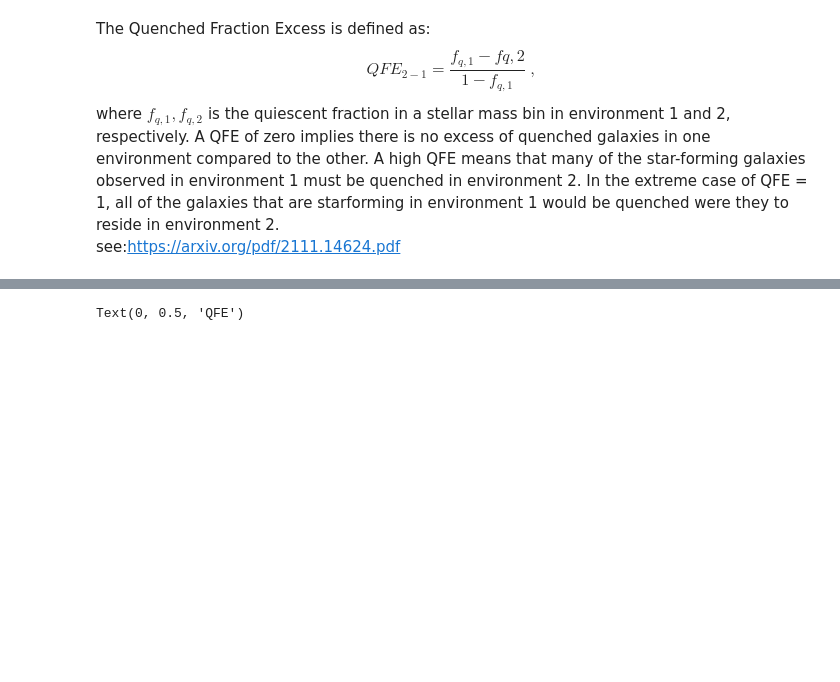
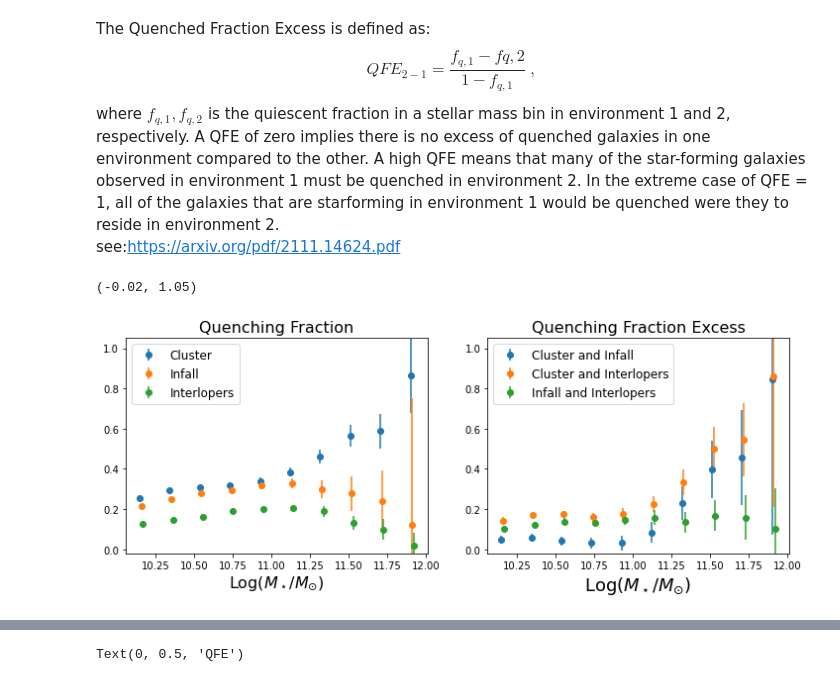
Before and after one commit to estevesjh/galaxyFormation, a Jupyter notebook: notebooks/QuenchingFractionExcess.ipynb, the cells around one changed output, grey strips where cells are left out. Saved outputs shown, nothing was run; the diff lists cells and outputs as text; code cells hidden in the pictures; blank space fills up the shorter version.

```diff
--- a/notebooks/QuenchingFractionExcess.ipynb
+++ b/notebooks/QuenchingFractionExcess.ipynb
@@ -183,0 +213,24 @@ qfe_mass3 = [quenching_fraction_excess(Pn[idx],Pi[idx],1-sf[idx]) for idx in msk
+# %%
+fig = plt.figure(figsize=(12,4))
+
+plt.subplot(1, 2, 1)
+plt.errorbar(mmed,qf_o_mass[0],yerr=qf_i_mass[1],label='Cluster',fmt='o')
+plt.errorbar(mmed+0.010,qf_i_mass[0],yerr=qf_o_mass[1],label='Infall',fmt='o')
+plt.errorbar(mmed+0.020,qf_n_mass[0],yerr=qf_n_mass[1],label='Interlopers',fmt='o')
+plt.legend(fontsize=12,loc=2)
+plt.xlabel(r'Log($M_\star/M_{\odot}$)',fontsize=16)
+plt.title('Quenching Fraction',fontsize=16)
+plt.ylim(-0.02,1.05)
+
+plt.subplot(1, 2, 2)
+plt.errorbar(mmed,qfe_mass1[0],yerr=qfe_mass1[1],label='Cluster and Infall',fmt='o')
+plt.errorbar(mmed+0.010,qfe_mass2[0],yerr=qfe_mass2[1],label='Cluster and Interlopers',fmt='o')
+plt.errorbar(mmed+0.020,qfe_mass3[0],yerr=qfe_mass3[1],label='Infall and Interlopers',fmt='o')
+plt.legend(fontsize=12,loc=2)
+plt.xlabel(r'Log($M_\star/M_{\odot}$)',fontsize=18)
+plt.title('Quenching Fraction Excess',fontsize=16)
+
+plt.ylim(-0.02,1.05)
+# %% [output]
+(-0.02, 1.05)
+[figure, added]
```
Also changed, not shown: parts of 15 cells of this notebook.
